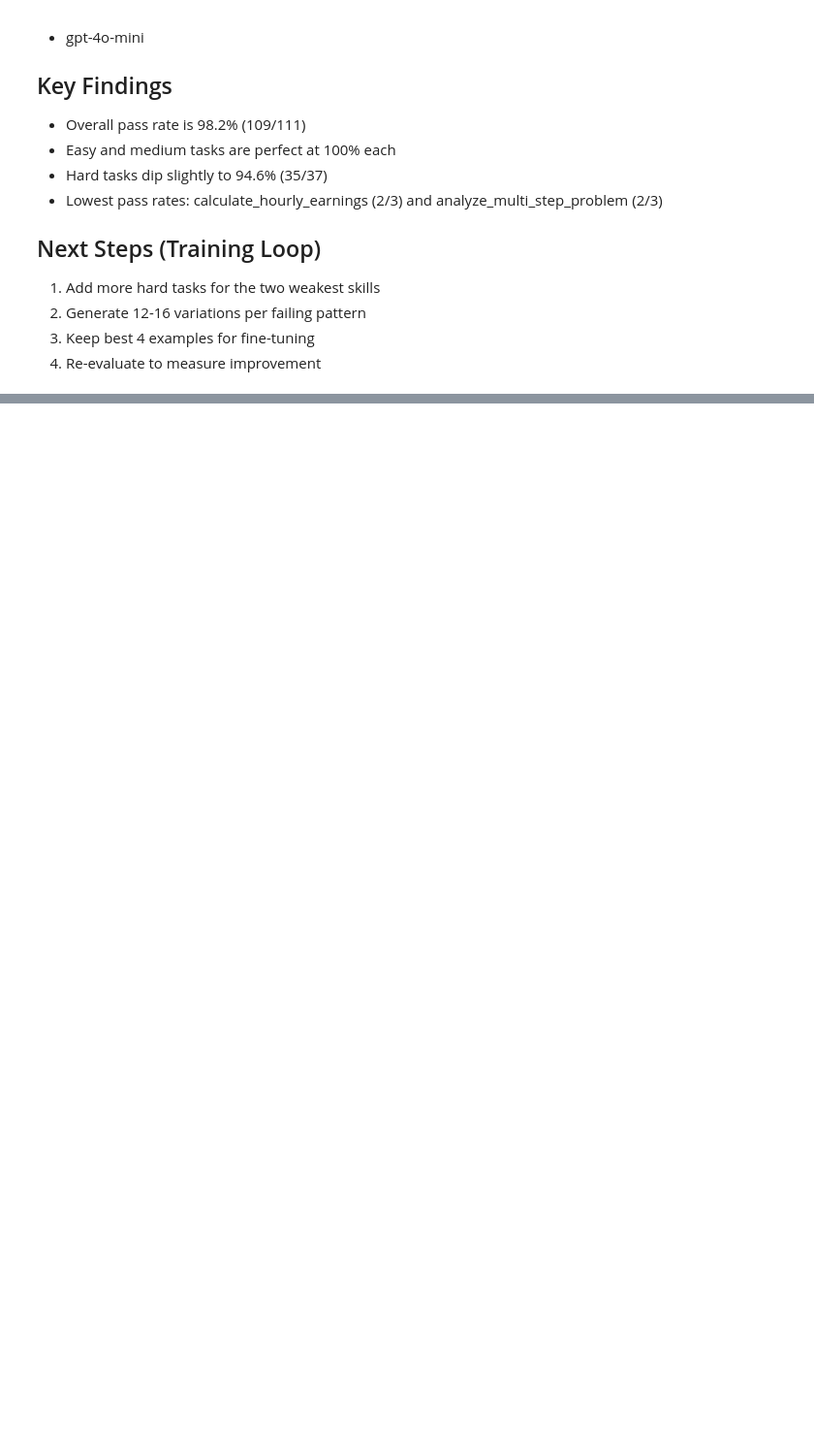
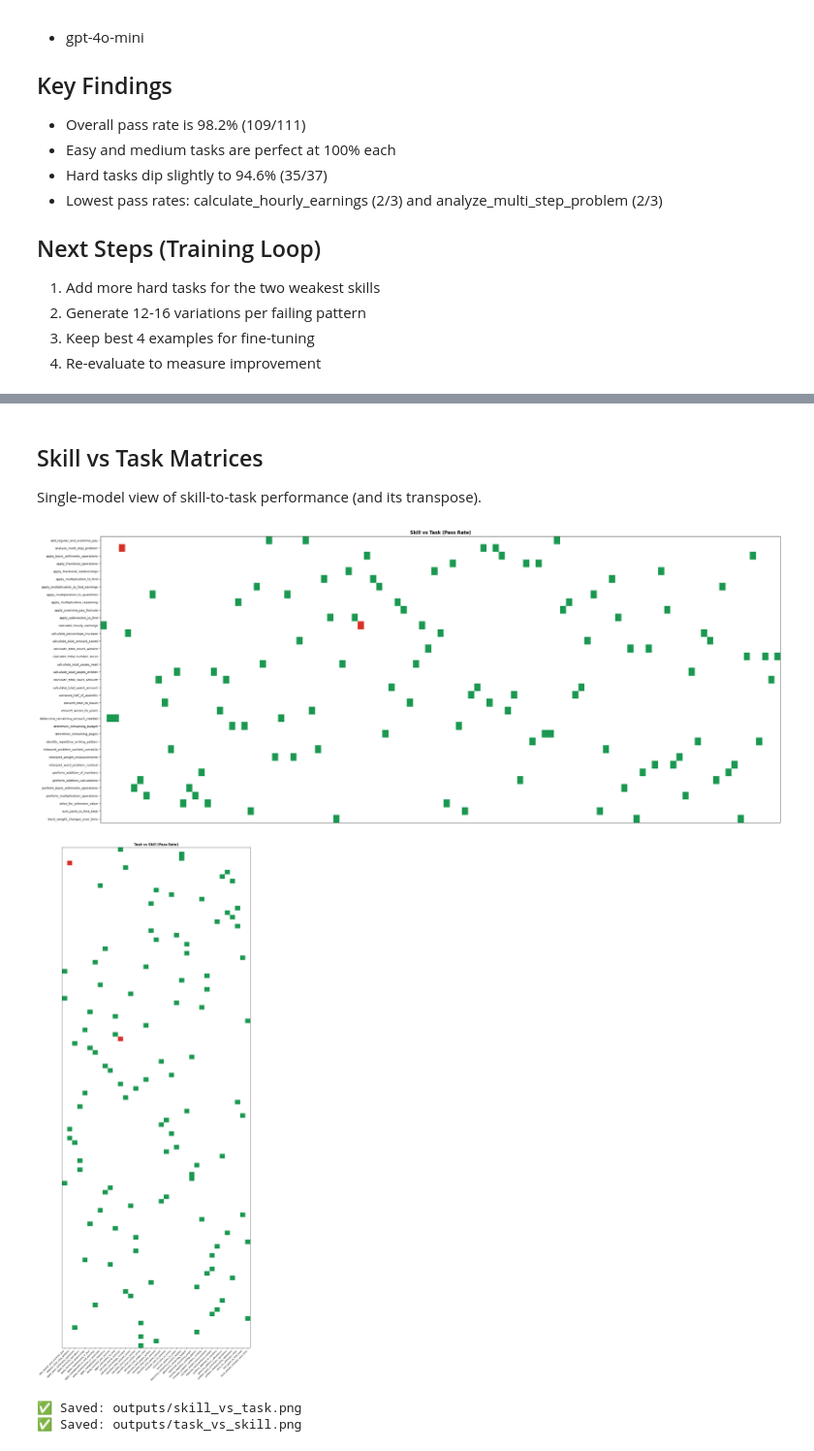
Before and after one commit to miku1001/llm-skills-pipeline, a Jupyter notebook: analyze_evalution.ipynb, the cells around one changed output, grey strips where cells are left out. Shown at 97% size. Drawn from its saved outputs; the diff is of its cells as text; code cells hidden in the pictures; blank space fills up the shorter version.

```diff
--- a/analyze_evalution.ipynb
+++ b/analyze_evalution.ipynb
@@ -206,0 +295,42 @@ Result       : ✅ PASS
+# %% [markdown]
+## Skill vs Task Matrices
+
+Single-model view of skill-to-task performance (and its transpose).
+# %%
+# Skill vs Task heatmap
+skill_task = df.pivot_table(
+    index="skill_name",
+    columns="task_uid",
+    values="is_correct",
+    aggfunc="mean"
+ )
+
+fig, ax = plt.subplots(figsize=(max(6, len(skill_task.columns) * 0.25), max(4, len(skill_task.index) * 0.3)))
+im = ax.imshow(skill_task.values, vmin=0, vmax=1, cmap=cmap, aspect="auto")
+ax.set_yticks(range(len(skill_task.index)))
+ax.set_yticklabels(skill_task.index, fontsize=8)
+ax.set_xticks([])
+ax.set_title("Skill vs Task (Pass Rate)", fontsize=12, fontweight="bold")
+plt.tight_layout()
+plt.savefig("outputs/skill_vs_task.png", dpi=150, bbox_inches="tight")
+plt.show()
+
+# Task vs Skill heatmap (transpose)
+task_skill = skill_task.T
+fig, ax = plt.subplots(figsize=(max(6, len(task_skill.columns) * 0.3), max(3, len(task_skill.index) * 0.25)))
+im = ax.imshow(task_skill.values, vmin=0, vmax=1, cmap=cmap, aspect="auto")
+ax.set_yticks([])
+ax.set_xticks(range(len(task_skill.columns)))
+ax.set_xticklabels(task_skill.columns, rotation=45, ha="right", fontsize=8)
+ax.set_title("Task vs Skill (Pass Rate)", fontsize=12, fontweight="bold")
+plt.tight_layout()
+plt.savefig("outputs/task_vs_skill.png", dpi=150, bbox_inches="tight")
+plt.show()
+
+print("✅ Saved: outputs/skill_vs_task.png")
+print("✅ Saved: outputs/task_vs_skill.png")
+# %% [output]
+[figure, added]
+[figure, added]
+✅ Saved: outputs/skill_vs_task.png
+✅ Saved: outputs/task_vs_skill.png
```
Also changed, not shown: parts of 3 cells of this notebook, 4 other files.
